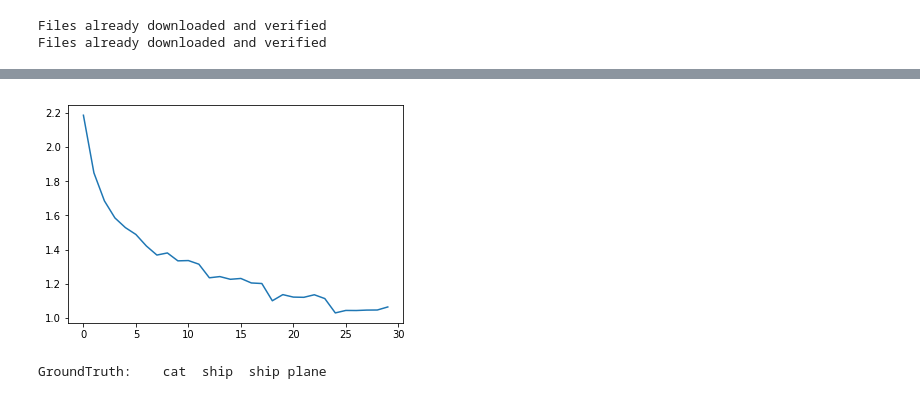
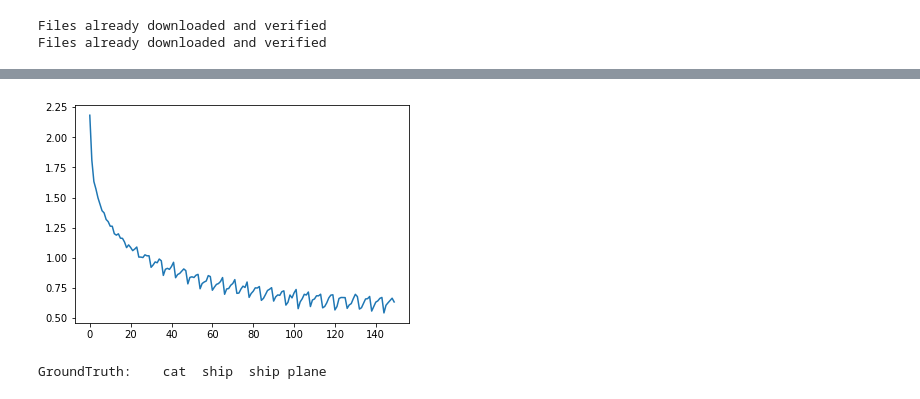
Before and after one commit to robmarkcole/Useful-python, a Jupyter notebook: Pytorch/pytorch_classifier_tutorial.ipynb, the cells around one changed output, grey strips where cells are left out. Drawn from its saved outputs; the diff is of its cells as text; code cells hidden in the pictures.

Commit message:
25 epochs

```diff
--- a/Pytorch/pytorch_classifier_tutorial.ipynb
+++ b/Pytorch/pytorch_classifier_tutorial.ipynb
@@ -140,7 +140,7 @@ optimizer = optim.SGD(net.parameters(), lr=0.001, momentum=0.9)
 %%time
 loss_record = []
 
-epochs = 5
+epochs = 25
 
 for epoch in range(epochs):  # loop over the dataset multiple times
 
@@ -193,4 +193,4 @@ Wall time: 2min 18s
-[figure, old version]
+[figure, new version]
 # %%
 dataiter = iter(testloader)
 images, labels = dataiter.next()
```
Also changed, not shown: parts of 6 cells of this notebook, 1 other file.
